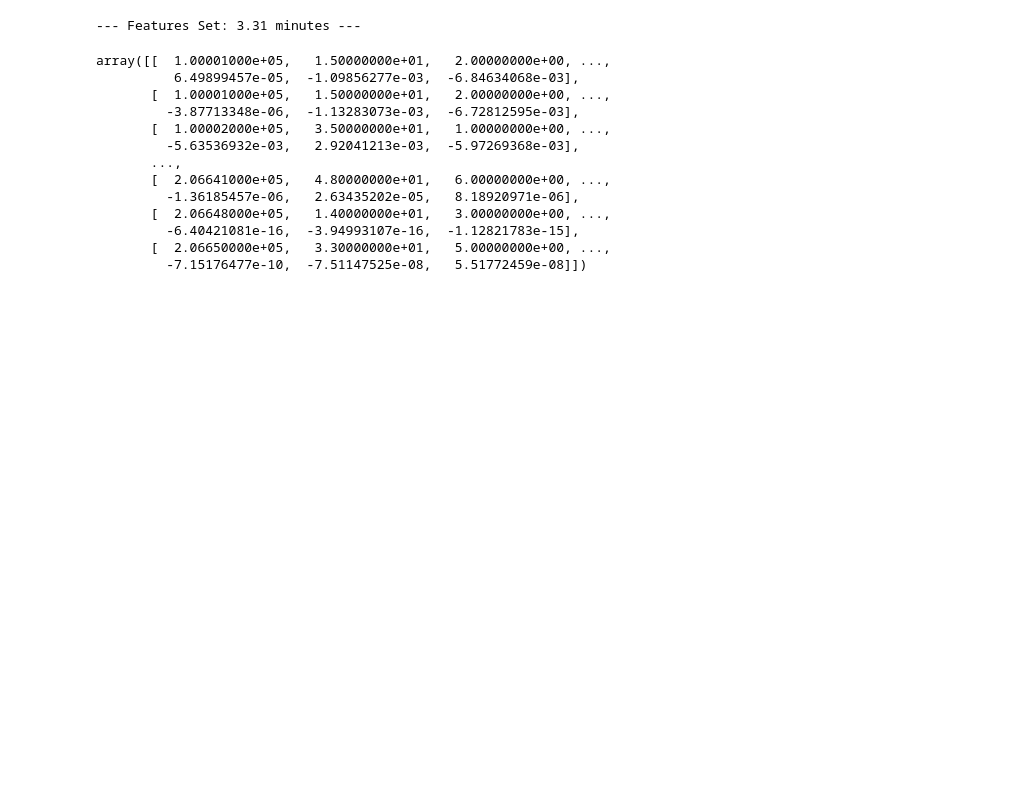
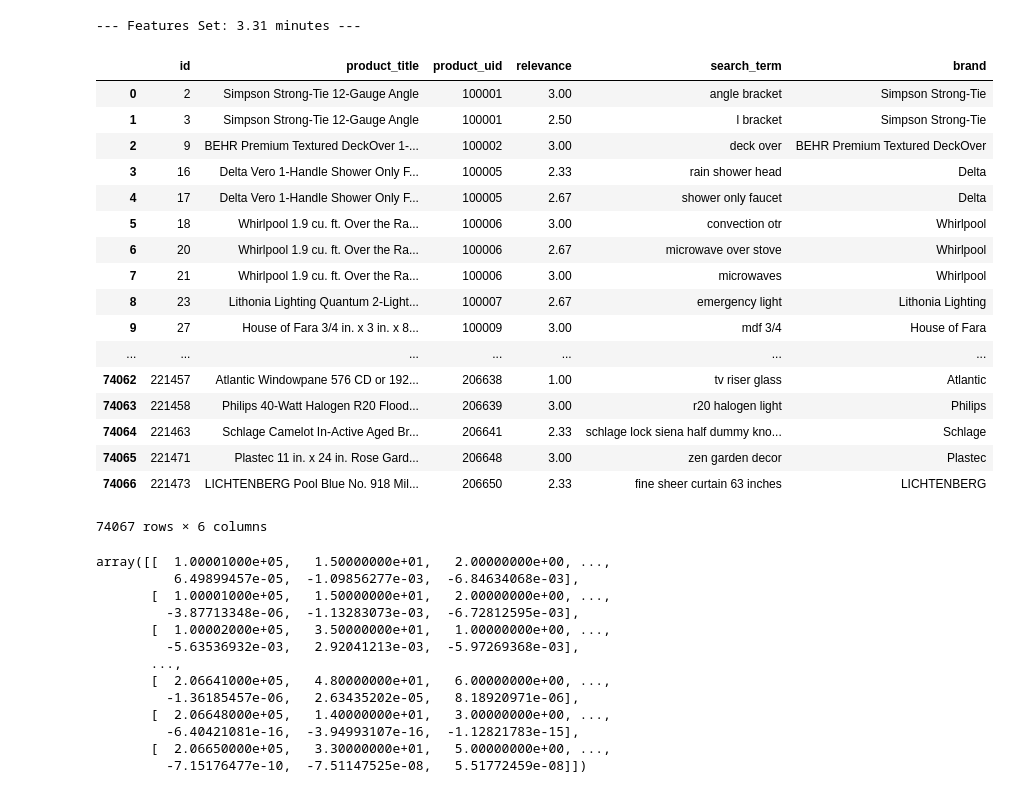
Before and after one commit to Bekbolatov/kaggle, a Jupyter notebook: events/hd/notebooks/features3.ipynb, the cells around one changed output. Cells and saved outputs as stored; diff of their text form; code cells hidden in the pictures; blank space fills up the shorter version.

```diff
--- a/events/hd/notebooks/features3.ipynb
+++ b/events/hd/notebooks/features3.ipynb
@@ -61,6 +77,8 @@ def brand_features(s):
     a = [0.0, 0.0, 0.0, 0.0, 0.0]
     if pd.isnull(s):
         a[0] = 1.0
+    elif s == 'Unbranded':
+        a[1] = 1.0
     elif s == 'Unbranded':
         a[1] = 1.0
     elif s == 'Hampton Bay':
@@ -471,6 +489,27 @@ id_test = df_test['id']
 y_train = df_train['relevance'].values
 X_train = df_train[:]
 X_test = df_test[:]
+# %%
+X_train
+# %% [output]
+|  | id | product_title | product_uid | relevance | search_term | brand |
+| 0 | 2 | Simpson Strong-Tie 12-Gauge Angle | 100001 | 3.00 | angle bracket | Simpson Strong-Tie |
+| 1 | 3 | Simpson Strong-Tie 12-Gauge Angle | 100001 | 2.50 | l bracket | Simpson Strong-Tie |
+| 2 | 9 | BEHR Premium Textured DeckOver 1-... | 100002 | 3.00 | deck over | BEHR Premium Textured DeckOver |
+| 3 | 16 | Delta Vero 1-Handle Shower Only F... | 100005 | 2.33 | rain shower head | Delta |
+| 4 | 17 | Delta Vero 1-Handle Shower Only F... | 100005 | 2.67 | shower only faucet | Delta |
+| 5 | 18 | Whirlpool 1.9 cu. ft. Over the Ra... | 100006 | 3.00 | convection otr | Whirlpool |
+| 6 | 20 | Whirlpool 1.9 cu. ft. Over the Ra... | 100006 | 2.67 | microwave over stove | Whirlpool |
+| 7 | 21 | Whirlpool 1.9 cu. ft. Over the Ra... | 100006 | 3.00 | microwaves | Whirlpool |
+| 8 | 23 | Lithonia Lighting Quantum 2-Light... | 100007 | 2.67 | emergency light | Lithonia Lighting |
+| 9 | 27 | House of Fara 3/4 in. x 3 in. x 8... | 100009 | 3.00 | mdf 3/4 | House of Fara |
+| ... | ... | ... | ... | ... | ... | ... |
+| 74062 | 221457 | Atlantic Windowpane 576 CD or 192... | 206638 | 1.00 | tv riser glass | Atlantic |
+| 74063 | 221458 | Philips 40-Watt Halogen R20 Flood... | 206639 | 3.00 | r20 halogen light | Philips |
+| 74064 | 221463 | Schlage Camelot In-Active Aged Br... | 206641 | 2.33 | schlage lock siena half dummy kno... | Schlage |
+| 74065 | 221471 | Plastec 11 in. x 24 in. Rose Gard... | 206648 | 3.00 | zen garden decor | Plastec |
+| 74066 | 221473 | LICHTENBERG Pool Blue No. 918 Mil... | 206650 | 2.33 | fine sheer curtain 63 inches | LICHTENBERG |
+74067 rows × 6 columns
 # %%
 #df_all[300:320][['relevance', 'product_title', 'search_term', 'product_description']]
 #X_train.columns
```
Also changed, not shown: parts of 1 cell of this notebook, 2 other files.
